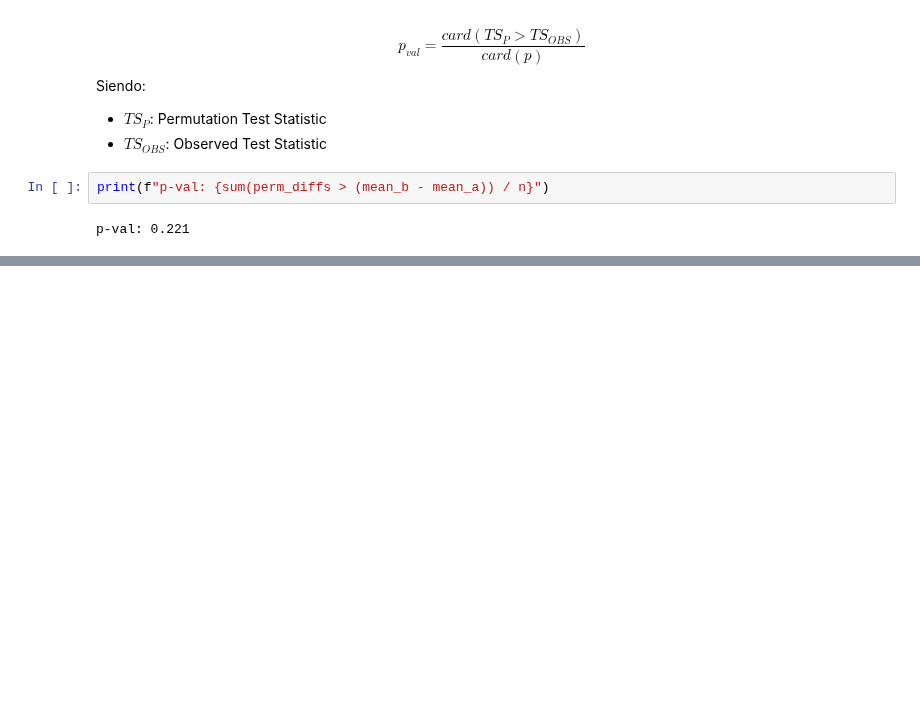
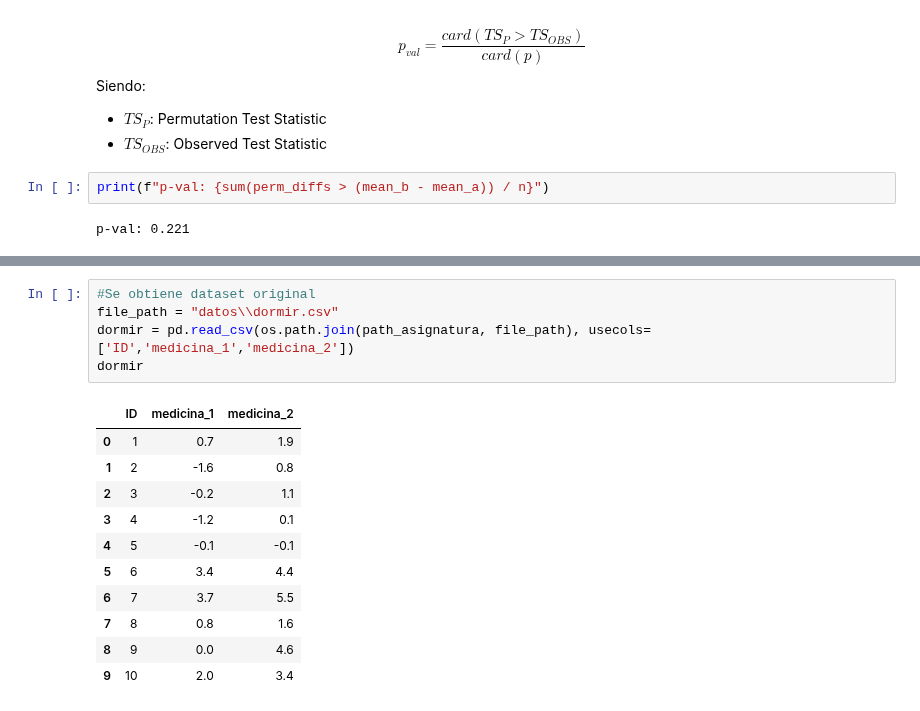
Before and after one commit to CAMM961001/itam-mcd, a Jupyter notebook: fundamentos-estadisticos/libros/pruebas_hipotesis.ipynb, the cells around one changed output, grey strips where cells are left out. Cells and saved outputs as stored; diff of their text form; blank space fills up the shorter version.

```diff
--- a/fundamentos-estadisticos/libros/pruebas_hipotesis.ipynb
+++ b/fundamentos-estadisticos/libros/pruebas_hipotesis.ipynb
@@ -189,0 +195,17 @@ p-val: 0.221
+# %%
+#Se obtiene dataset original
+file_path = "datos\\dormir.csv"
+dormir = pd.read_csv(os.path.join(path_asignatura, file_path), usecols=['ID','medicina_1','medicina_2'])
+dormir
+# %% [output]
+|  | ID | medicina_1 | medicina_2 |
+| 0 | 1 | 0.7 | 1.9 |
+| 1 | 2 | -1.6 | 0.8 |
+| 2 | 3 | -0.2 | 1.1 |
+| 3 | 4 | -1.2 | 0.1 |
+| 4 | 5 | -0.1 | -0.1 |
+| 5 | 6 | 3.4 | 4.4 |
+| 6 | 7 | 3.7 | 5.5 |
+| 7 | 8 | 0.8 | 1.6 |
+| 8 | 9 | 0.0 | 4.6 |
+| 9 | 10 | 2.0 | 3.4 |
```
Also changed, not shown: parts of 11 cells of this notebook.
